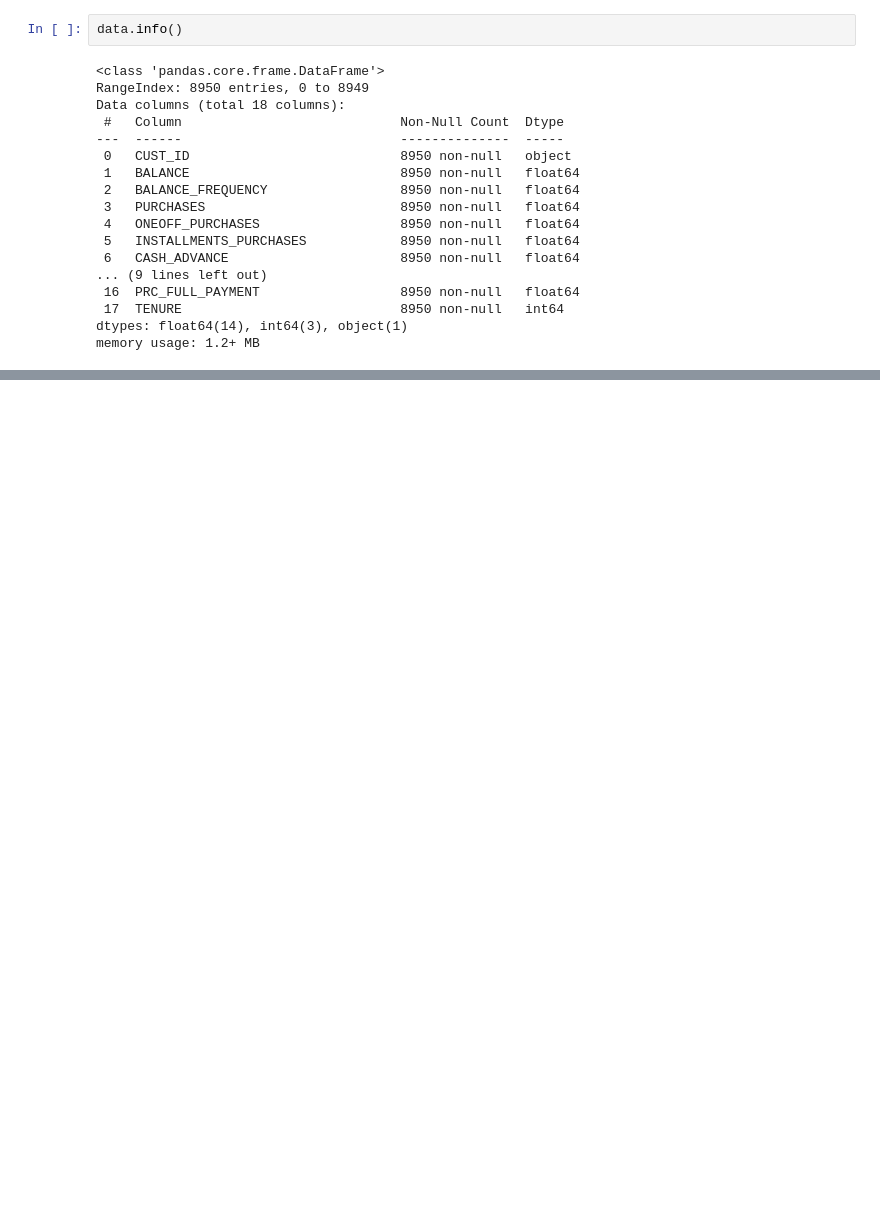
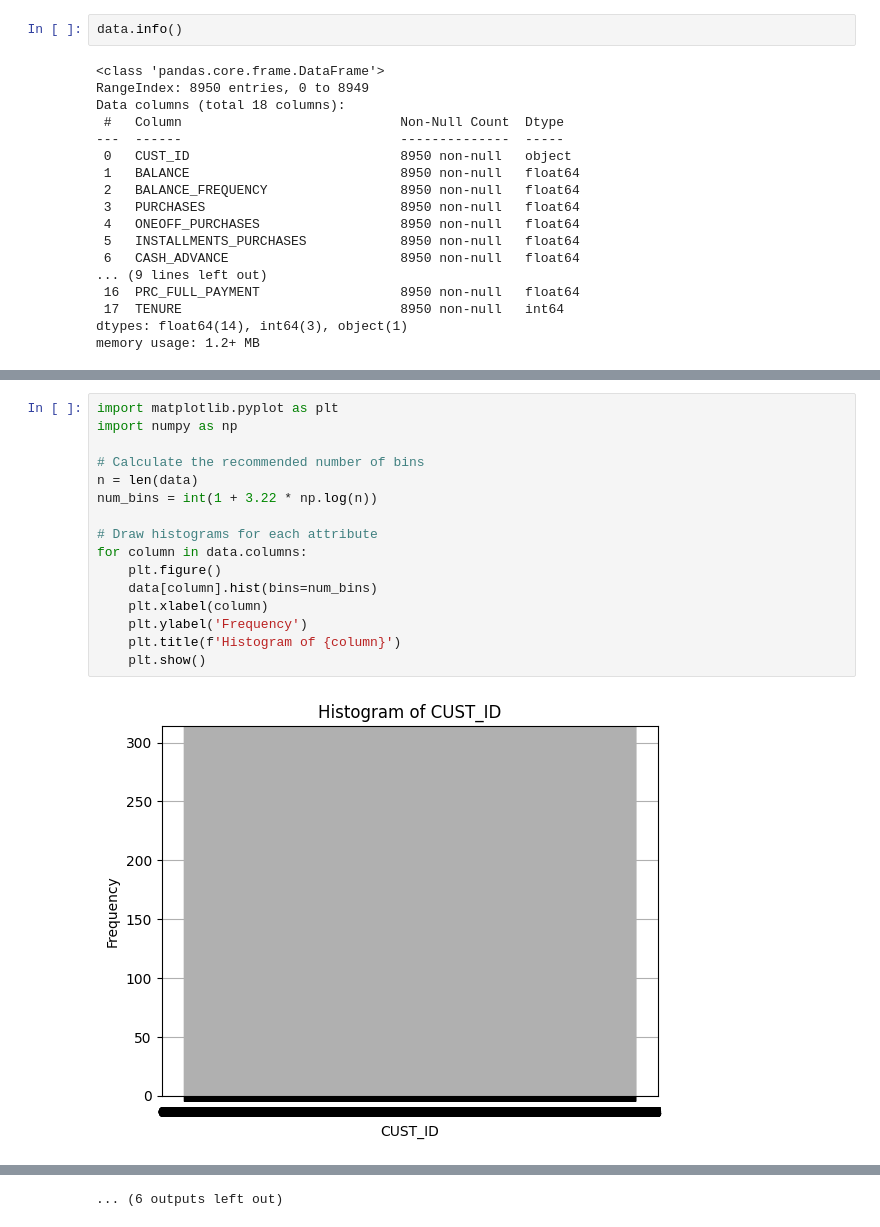
Before and after one commit to Karolis-KTU/P176B101-Introduction-to-Artificial-Intelligence, a Jupyter notebook: L1/L1.ipynb, the cells around one changed output, grey strips where cells are left out. Cells and saved outputs as stored; diff of their text form; blank space fills up the shorter version.

Commit message:
Add histograms

```diff
--- a/L1/L1.ipynb
+++ b/L1/L1.ipynb
@@ -155,0 +199,18 @@ continious_types_table
+# %%
+import matplotlib.pyplot as plt
+import numpy as np
+
+# Calculate the recommended number of bins
+n = len(data)
+num_bins = int(1 + 3.22 * np.log(n))
+
+# Draw histograms for each attribute
+for column in data.columns:
+    plt.figure()
+    data[column].hist(bins=num_bins)
+    plt.xlabel(column)
+    plt.ylabel('Frequency')
+    plt.title(f'Histogram of {column}')
+    plt.show()
+# %% [output]
+[figure, added]
@@ -155,0 +228 @@ continious_types_table
+... (6 outputs left out)
```
Also changed, not shown: parts of 8 cells of this notebook.
